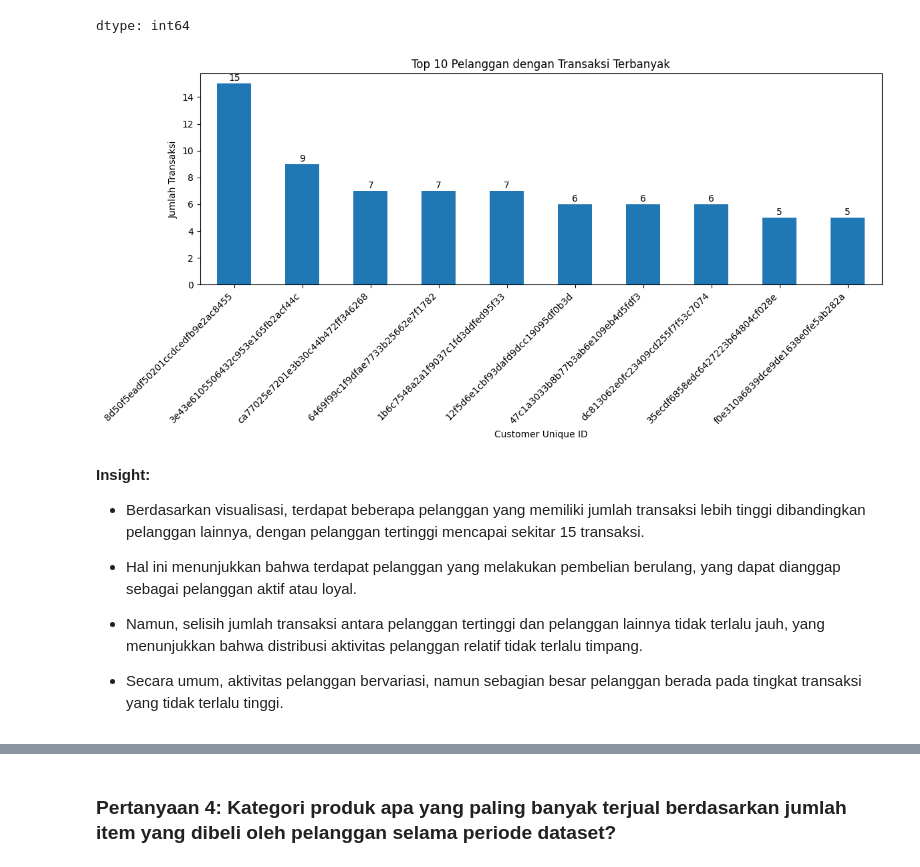
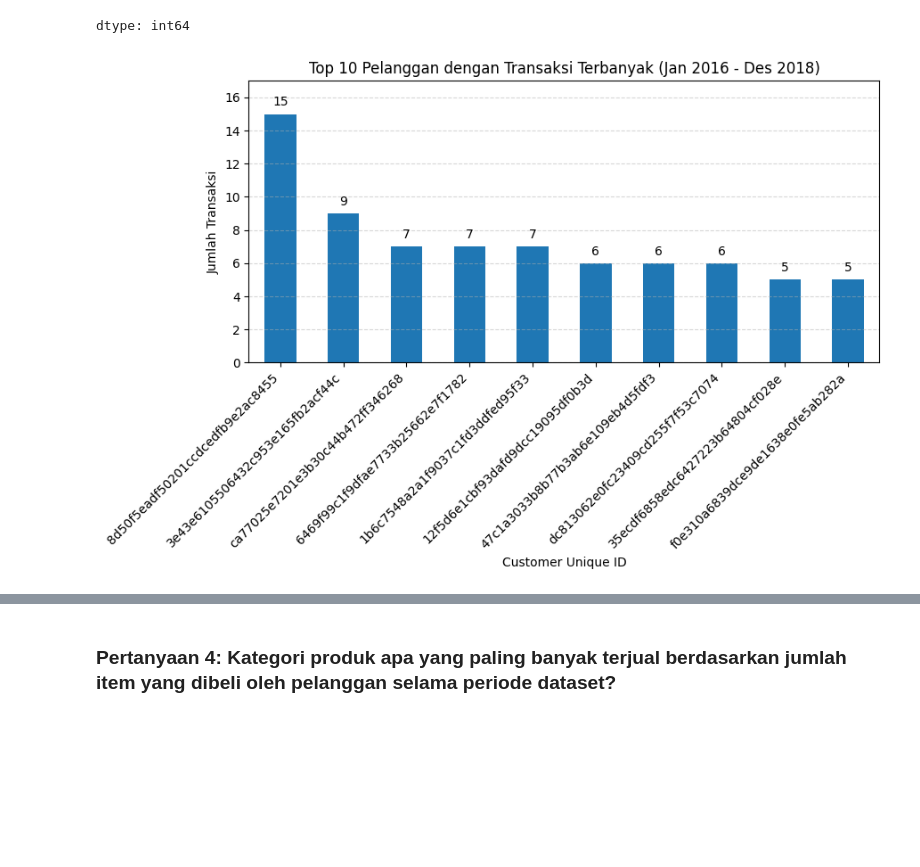
Before and after one commit to dafaalvian17-commits/dashboard-e-commerce, a Jupyter notebook: Submission_Proyek_Analisis_Data.ipynb, the cells around one changed output, grey strips where cells are left out. Cells and saved outputs as stored; diff of their text form; code cells hidden in the pictures; blank space fills up the shorter version.

```diff
--- a/Submission_Proyek_Analisis_Data.ipynb
+++ b/Submission_Proyek_Analisis_Data.ipynb
@@ -593,18 +627,21 @@ top_products
 | 3dd2a17168ec895c781a9191c1e95ad7 | 274 |
 dtype: int64
 # %%
-plt.figure(figsize=(12,6))
+plt.figure(figsize=(9,6))
 
 bars = plt.bar(top_products.index, top_products.values)
 
-plt.title('Top 10 Produk dengan Penjualan Terbanyak')
+plt.title('Top 10 Produk Terlaris (Jan 2016 - Des 2018)')
 plt.xlabel('Product ID')
 plt.ylabel('Jumlah Terjual')
 
 plt.xticks(rotation=45, ha='right')
+plt.grid(axis='y', linestyle='--', alpha=0.5)
 
-for i, v in enumerate(top_products.values):
-    plt.text(i, v + 5, str(v), ha='center')
+plt.ylim(0, max(top_products.values) + 50)
+
+for i in range(len(top_products)):
+    plt.text(i, top_products.values[i] + 10, int(top_products.values[i]), ha='center')
 
 plt.tight_layout()
 plt.show()
@@ -690,29 +725,24 @@ top_customers
 | f0e310a6839dce9de1638e0fe5ab282a | 5 |
 dtype: int64
 # %%
-plt.figure(figsize=(12,6))
+plt.figure(figsize=(9,6))
 
-bars = top_customers.plot(kind='bar')
+top_customers.plot(kind='bar')
 
-plt.title('Top 10 Pelanggan dengan Transaksi Terbanyak')
+plt.title('Top 10 Pelanggan dengan Transaksi Terbanyak (Jan 2016 - Des 2018)')
 plt.xlabel('Customer Unique ID')
 plt.ylabel('Jumlah Transaksi')
 
 plt.xticks(rotation=45, ha='right')
 
+plt.ylim(0, max(top_customers.values) + 2)
+
 for i, v in enumerate(top_customers.values):
-    plt.text(i, v + 0.2, str(v), ha='center')
+    plt.text(i, v + 0.5, str(v), ha='center')
+
+plt.grid(axis='y', linestyle='--', alpha=0.5)
 
 plt.tight_layout()
 plt.show()
 # %% [output]
-[figure, old version]
+[figure, new version]
-# %% [markdown]
-**Insight:**
-- Berdasarkan visualisasi, terdapat beberapa pelanggan yang memiliki jumlah transaksi lebih tinggi dibandingkan pelanggan lainnya, dengan pelanggan tertinggi mencapai sekitar 15 transaksi.
-
-- Hal ini menunjukkan bahwa terdapat pelanggan yang melakukan pembelian berulang, yang dapat dianggap sebagai pelanggan aktif atau loyal.
-
-- Namun, selisih jumlah transaksi antara pelanggan tertinggi dan pelanggan lainnya tidak terlalu jauh, yang menunjukkan bahwa distribusi aktivitas pelanggan relatif tidak terlalu timpang.
-
-- Secara umum, aktivitas pelanggan bervariasi, namun sebagian besar pelanggan berada pada tingkat transaksi yang tidak terlalu tinggi.
```
Also changed, not shown: parts of 37 cells of this notebook, 3 other files.
